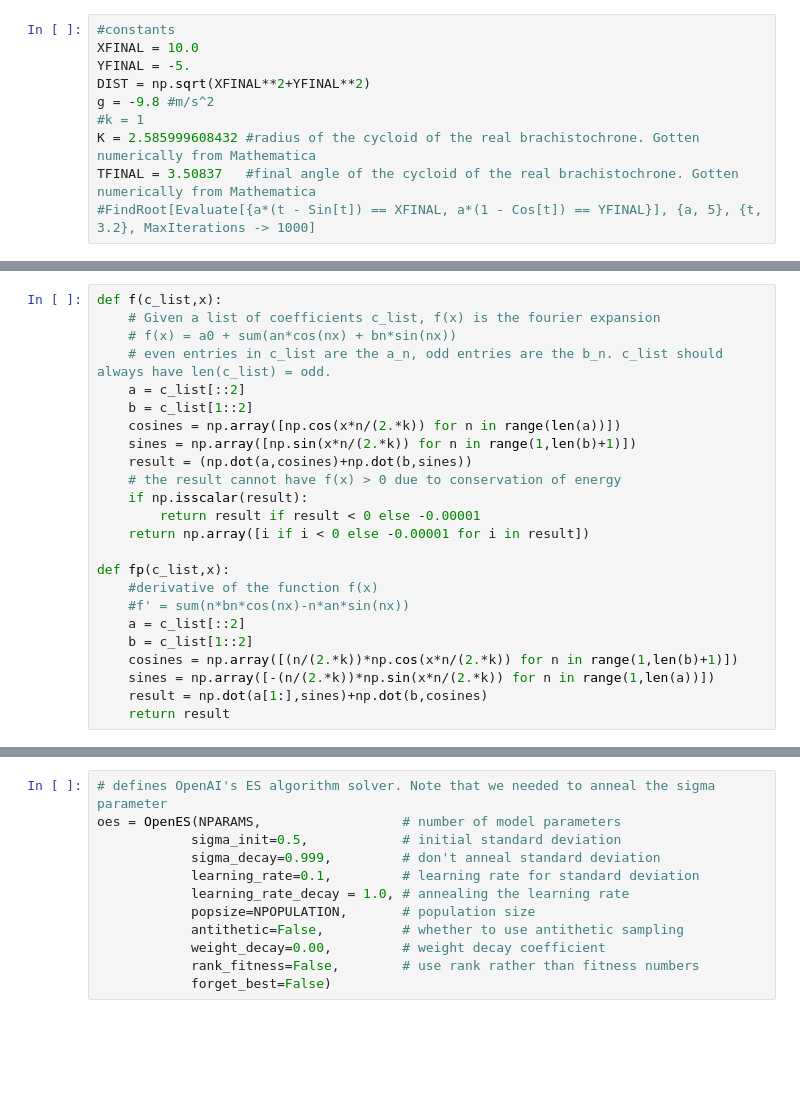
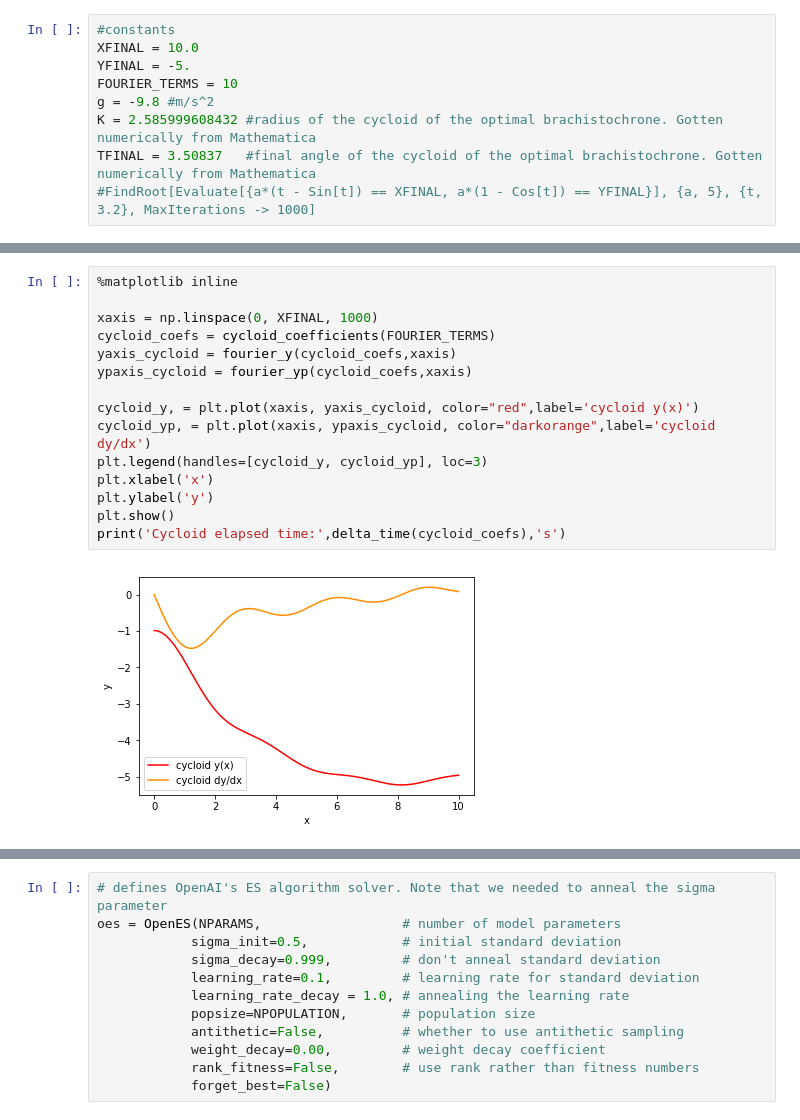
Before and after one commit to bhaney/estool, a Jupyter notebook: es_brachistochrone.ipynb, the cells around one changed output, grey strips where cells are left out. Saved outputs shown, nothing was run; the diff lists cells and outputs as text; blank space fills up the shorter version.

Commit message:
brachistochrone ES example

```diff
--- a/es_brachistochrone.ipynb
+++ b/es_brachistochrone.ipynb
@@ -12,9 +64,8 @@ from es import SimpleGA, CMAES, PEPG, OpenES
 #constants
 XFINAL = 10.0
 YFINAL = -5.
-DIST = np.sqrt(XFINAL**2+YFINAL**2)
+FOURIER_TERMS = 10
 g = -9.8 #m/s^2
-#k = 1
-K = 2.585999608432 #radius of the cycloid of the real brachistochrone. Gotten numerically from Mathematica
-TFINAL = 3.50837   #final angle of the cycloid of the real brachistochrone. Gotten numerically from Mathematica
+K = 2.585999608432 #radius of the cycloid of the optimal brachistochrone. Gotten numerically from Mathematica
+TFINAL = 3.50837   #final angle of the cycloid of the optimal brachistochrone. Gotten numerically from Mathematica
 #FindRoot[Evaluate[{a*(t - Sin[t]) == XFINAL, a*(1 - Cos[t]) == YFINAL}], {a, 5}, {t, 3.2}, MaxIterations -> 1000]
@@ -69,24 +123,17 @@ def line_coefficients(n,r):
-# %%
-def f(c_list,x):
-    # Given a list of coefficients c_list, f(x) is the fourier expansion
-    # f(x) = a0 + sum(an*cos(nx) + bn*sin(nx))
-    # even entries in c_list are the a_n, odd entries are the b_n. c_list should always have len(c_list) = odd.
-    a = c_list[::2]
-    b = c_list[1::2]
-    cosines = np.array([np.cos(x*n/(2.*k)) for n in range(len(a))])
-    sines = np.array([np.sin(x*n/(2.*k)) for n in range(1,len(b)+1)])
-    result = (np.dot(a,cosines)+np.dot(b,sines))
-    # the result cannot have f(x) > 0 due to conservation of energy
-    if np.isscalar(result):
-        return result if result < 0 else -0.00001
-    return np.array([i if i < 0 else -0.00001 for i in result])
-
-def fp(c_list,x):
-    #derivative of the function f(x)
-    #f' = sum(n*bn*cos(nx)-n*an*sin(nx))
-    a = c_list[::2]
-    b = c_list[1::2]
-    cosines = np.array([(n/(2.*k))*np.cos(x*n/(2.*k)) for n in range(1,len(b)+1)])
-    sines = np.array([-(n/(2.*k))*np.sin(x*n/(2.*k)) for n in range(1,len(a))])
-    result = np.dot(a[1:],sines)+np.dot(b,cosines)
-    return result
+# %%
+%matplotlib inline
+
+xaxis = np.linspace(0, XFINAL, 1000)
+cycloid_coefs = cycloid_coefficients(FOURIER_TERMS)
+yaxis_cycloid = fourier_y(cycloid_coefs,xaxis)
+ypaxis_cycloid = fourier_yp(cycloid_coefs,xaxis)
+
+cycloid_y, = plt.plot(xaxis, yaxis_cycloid, color="red",label='cycloid y(x)')
+cycloid_yp, = plt.plot(xaxis, ypaxis_cycloid, color="darkorange",label='cycloid dy/dx')
+plt.legend(handles=[cycloid_y, cycloid_yp], loc=3)
+plt.xlabel('x')
+plt.ylabel('y')
+plt.show()
+print('Cycloid elapsed time:',delta_time(cycloid_coefs),'s')
+# %% [output]
+[figure, added]
```
Also changed, not shown: parts of 30 cells of this notebook.
